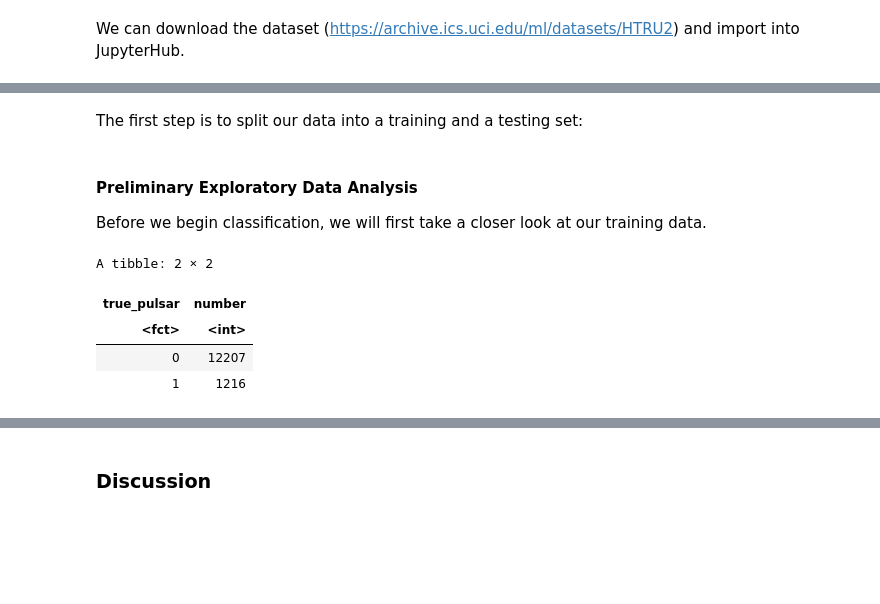
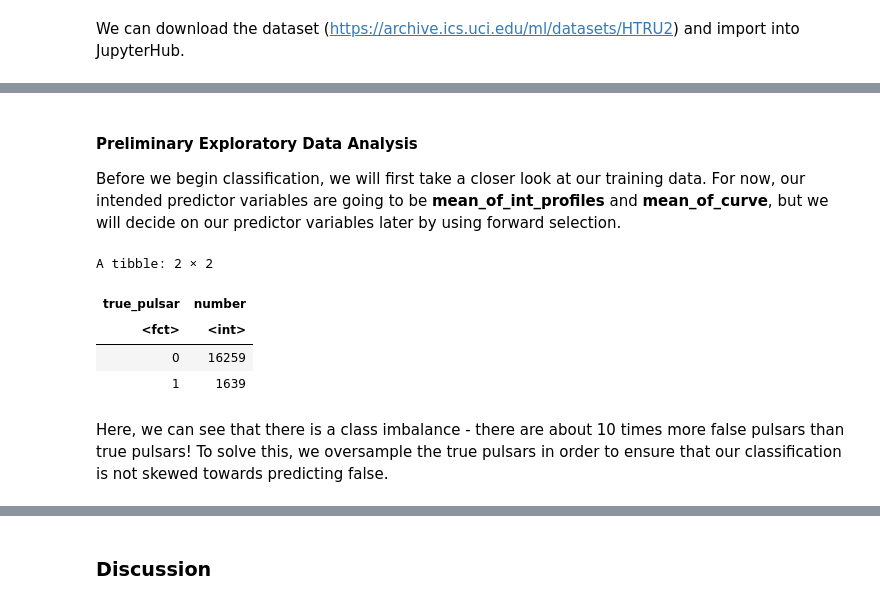
Before and after one commit to HarlH/Classification, a Jupyter notebook: Project_Report.ipynb, the cells around one changed output, grey strips where cells are left out. Saved outputs shown, nothing was run; the diff lists cells and outputs as text; code cells hidden in the pictures; blank space fills up the shorter version.

```diff
--- a/Project_Report.ipynb
+++ b/Project_Report.ipynb
@@ -76,5 +82,3 @@ A tibble: 10 × 9
 | 130.38281 | 39.84406 | -0.15832276 | 0.3895404 | 1.2207358 | ... |
 | 107.25000 | 52.62708 | 0.45268802 | 0.1703474 | 2.3319398 | ... |
 | 107.25781 | 39.49649 | 0.46588196 | 1.1628771 | 4.0794314 | ... |
-# %% [markdown]
-The first step is to split our data into a training and a testing set:
@@ -89,16 +85,18 @@ pulsar_test <- testing(pulsar_split)
 # %% [markdown]
 #### Preliminary Exploratory Data Analysis
 
-Before we begin classification, we will first take a closer look at our training data.
+Before we begin classification, we will first take a closer look at our training data. For now, our intended predictor variables are going to be **mean_of_int_profiles** and **mean_of_curve**, but we will decide on our predictor variables later by using forward selection.
 # %%
 # Summarizing data into table counting the number of true and false pulsars
-pulsar_frequency <- pulsar_train |>
+pulsar_frequency <- star_data |>
     group_by(true_pulsar) |>
     summarize(number = n())
 pulsar_frequency
 # %% [output]
 A tibble: 2 × 2
 | true_pulsar | number |
 | <fct> | <int> |
-| 0 | 12207 |
-| 1 | 1216 |
+| 0 | 16259 |
+| 1 | 1639 |
+# %% [markdown]
+Here, we can see that there is a class imbalance - there are about 10 times more false pulsars than true pulsars! To solve this, we oversample the true pulsars in order to ensure that our classification is not skewed towards predicting false.
```
Also changed, not shown: parts of 13 cells of this notebook.
